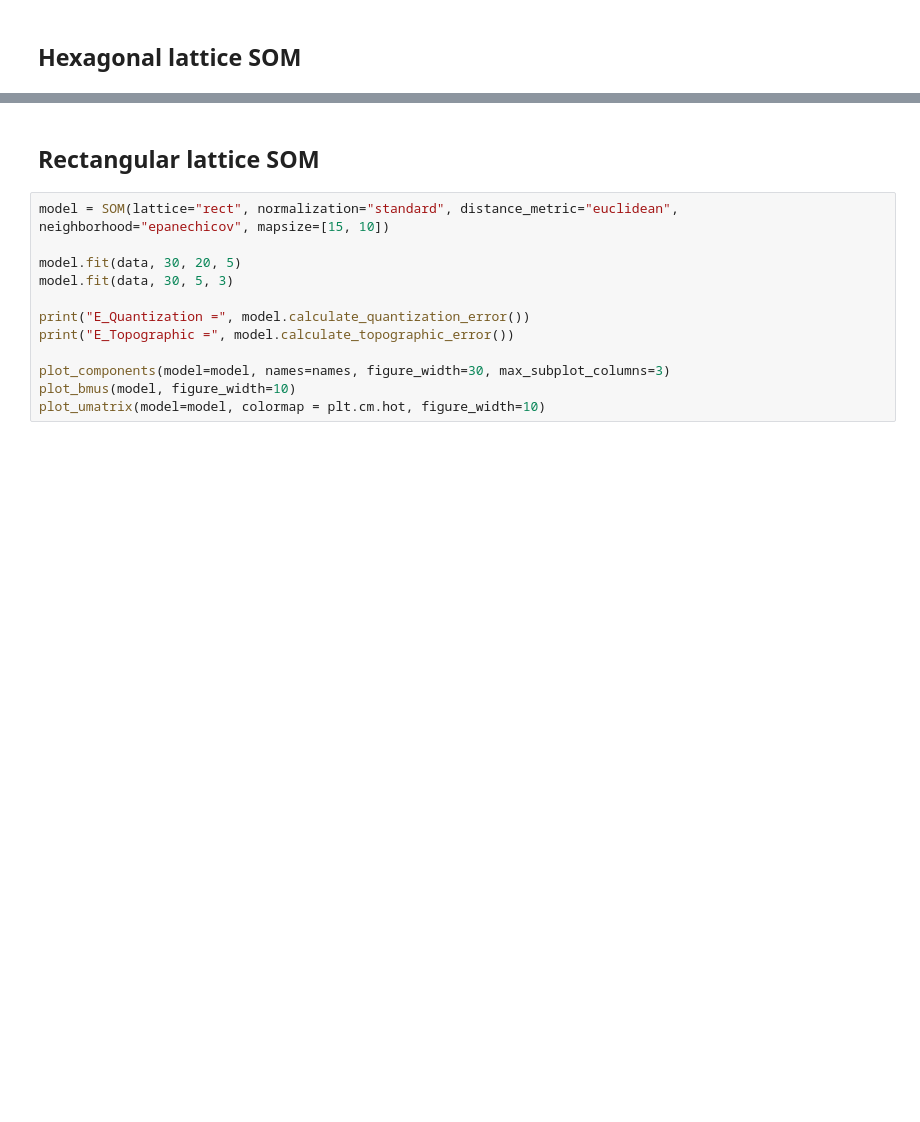
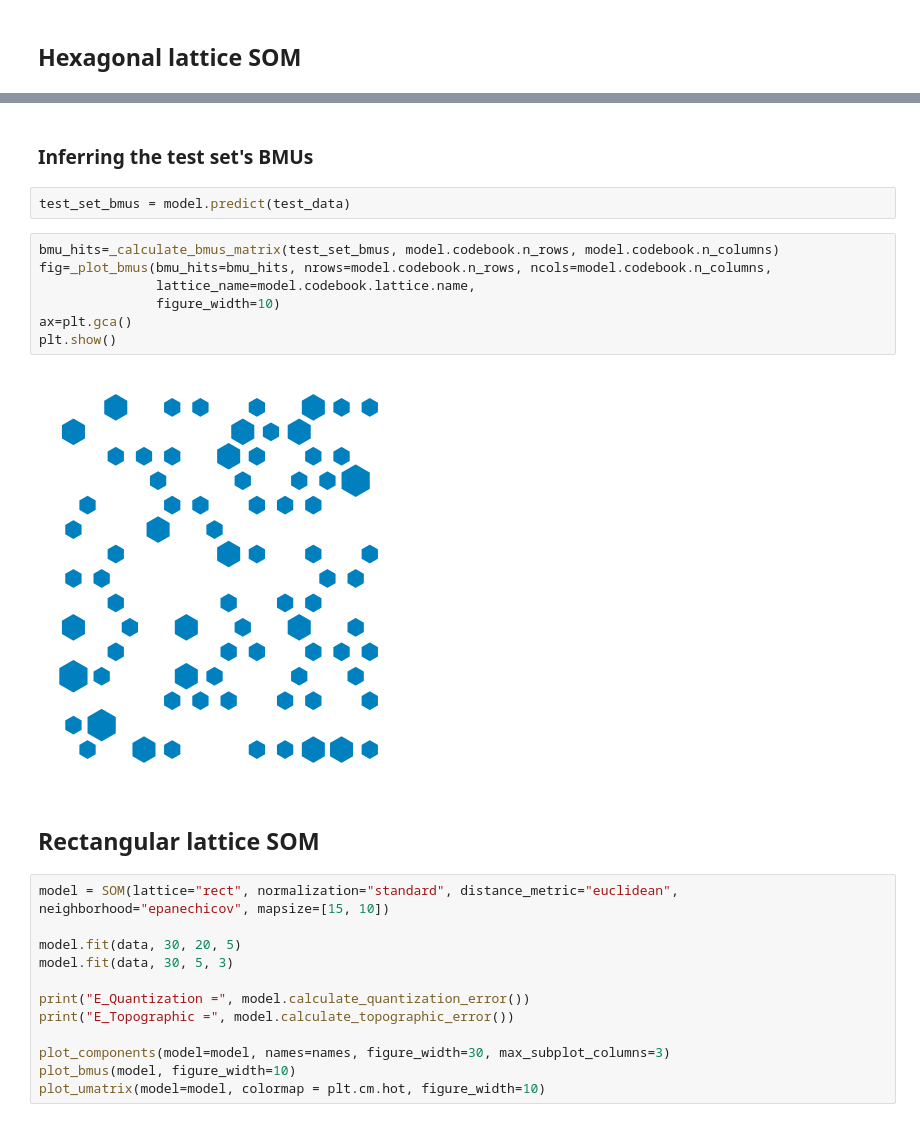
Before and after one commit to ivallesp/somnium, a Jupyter notebook: examples/getting_started.ipynb, the cells around one changed output, grey strips where cells are left out. Cells and saved outputs as stored; diff of their text form; blank space fills up the shorter version.

```diff
--- a/examples/getting_started.ipynb
+++ b/examples/getting_started.ipynb
@@ -58,3 +60,16 @@ E_Topographic = 0.05289999999999995
+# %% [markdown]
+### Inferring the test set's BMUs
+# %%
+test_set_bmus = model.predict(test_data)
+# %%
+bmu_hits=_calculate_bmus_matrix(test_set_bmus, model.codebook.n_rows, model.codebook.n_columns)
+fig=_plot_bmus(bmu_hits=bmu_hits, nrows=model.codebook.n_rows, ncols=model.codebook.n_columns,
+               lattice_name=model.codebook.lattice.name,
+               figure_width=10)
+ax=plt.gca()
+plt.show()
+# %% [output]
+[figure, added]
 # %% [markdown]
 ## Rectangular lattice SOM
 # %%
```
Also changed, not shown: parts of 7 cells of this notebook.
